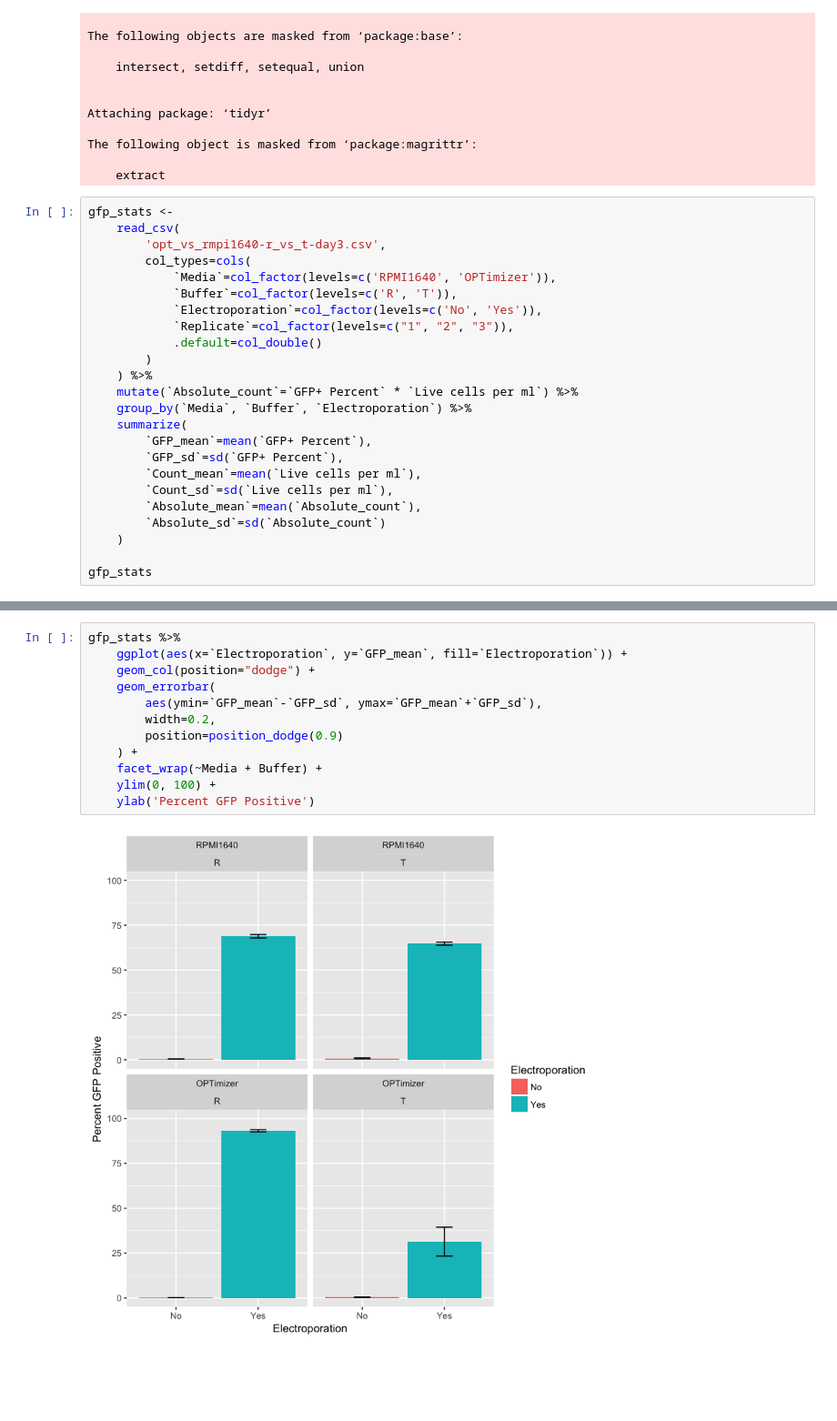
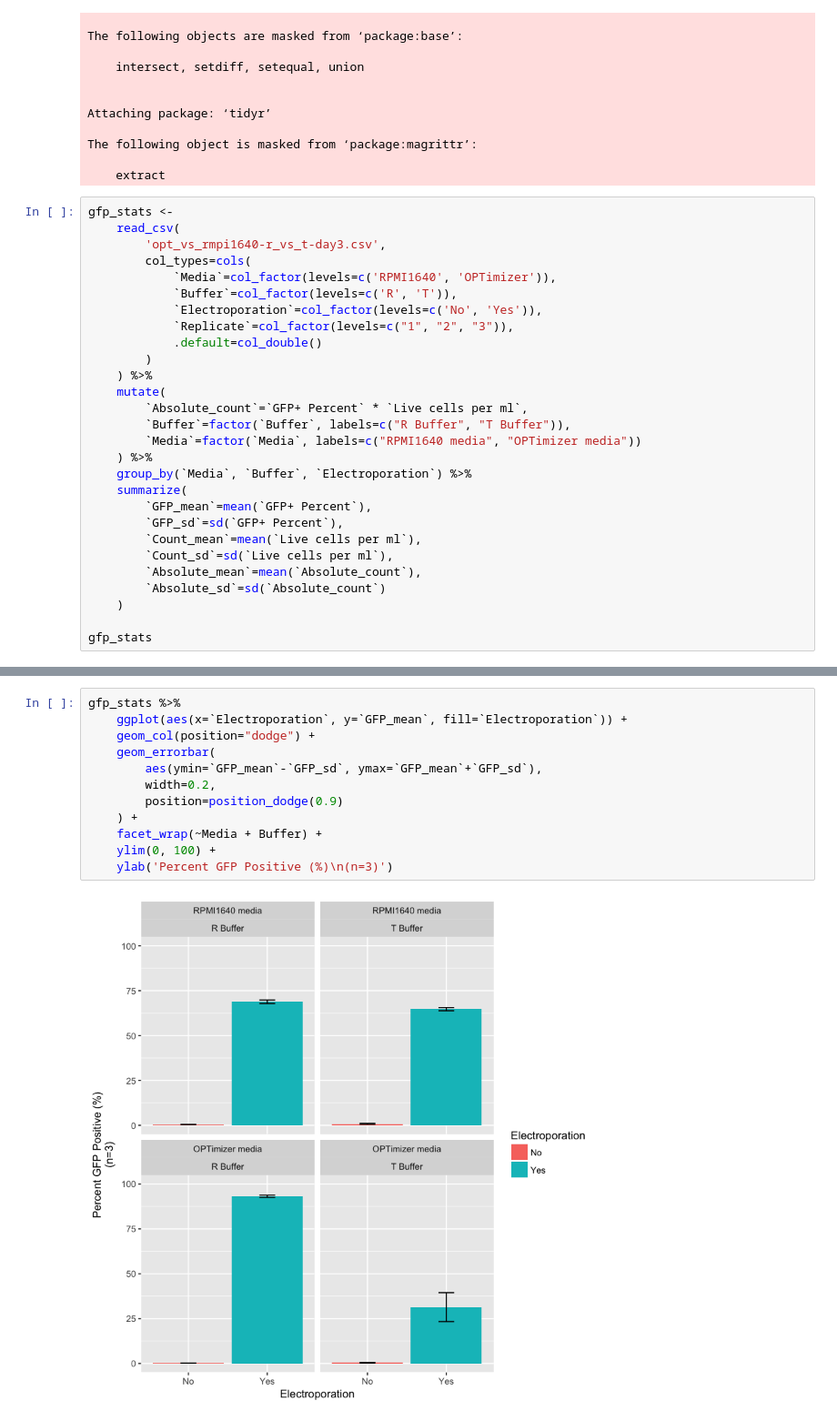
Before and after one commit to hammerlab/t-cell-guide, a Jupyter notebook: analyses/plasmid-electroporation/OPT vs RPMI1640 and T vs R buffer.ipynb, the cells around one changed output, grey strips where cells are left out. Shown: that part at 91% size. Saved outputs shown, nothing was run; the diff lists cells and outputs as text; blank space fills up the shorter version.

Commit message:
update figure legends for the plasmid electroporation experiments

```diff
--- a/analyses/plasmid-electroporation/OPT vs RPMI1640 and T vs R buffer.ipynb
+++ b/analyses/plasmid-electroporation/OPT vs RPMI1640 and T vs R buffer.ipynb
@@ -33,7 +33,11 @@ gfp_stats <-
             .default=col_double()
         )
     ) %>%
-    mutate(`Absolute_count`=`GFP+ Percent` * `Live cells per ml`) %>%
+    mutate(
+        `Absolute_count`=`GFP+ Percent` * `Live cells per ml`,
+        `Buffer`=factor(`Buffer`, labels=c("R Buffer", "T Buffer")),
+        `Media`=factor(`Media`, labels=c("RPMI1640 media", "OPTimizer media"))
+    ) %>%
     group_by(`Media`, `Buffer`, `Electroporation`) %>%
     summarize(
         `GFP_mean`=mean(`GFP+ Percent`),
@@ -58,17 +62,17 @@ gfp_stats
 # %%
 gfp_stats %>%
     ggplot(aes(x=`Electroporation`, y=`GFP_mean`, fill=`Electroporation`)) +
     geom_col(position="dodge") +
     geom_errorbar(
         aes(ymin=`GFP_mean`-`GFP_sd`, ymax=`GFP_mean`+`GFP_sd`),
         width=0.2,
         position=position_dodge(0.9)
     ) +
     facet_wrap(~Media + Buffer) +
     ylim(0, 100) +
-    ylab('Percent GFP Positive')
+    ylab('Percent GFP Positive (%)\n(n=3)')
 # %% [output]
-[figure, old version]
+[figure, new version]
 # %%
 gfp_stats %>%
     ggplot(aes(x=`Electroporation`, y=`Count_mean`, fill=`Electroporation`)) +
```
Also changed, not shown: parts of 3 cells of this notebook.
